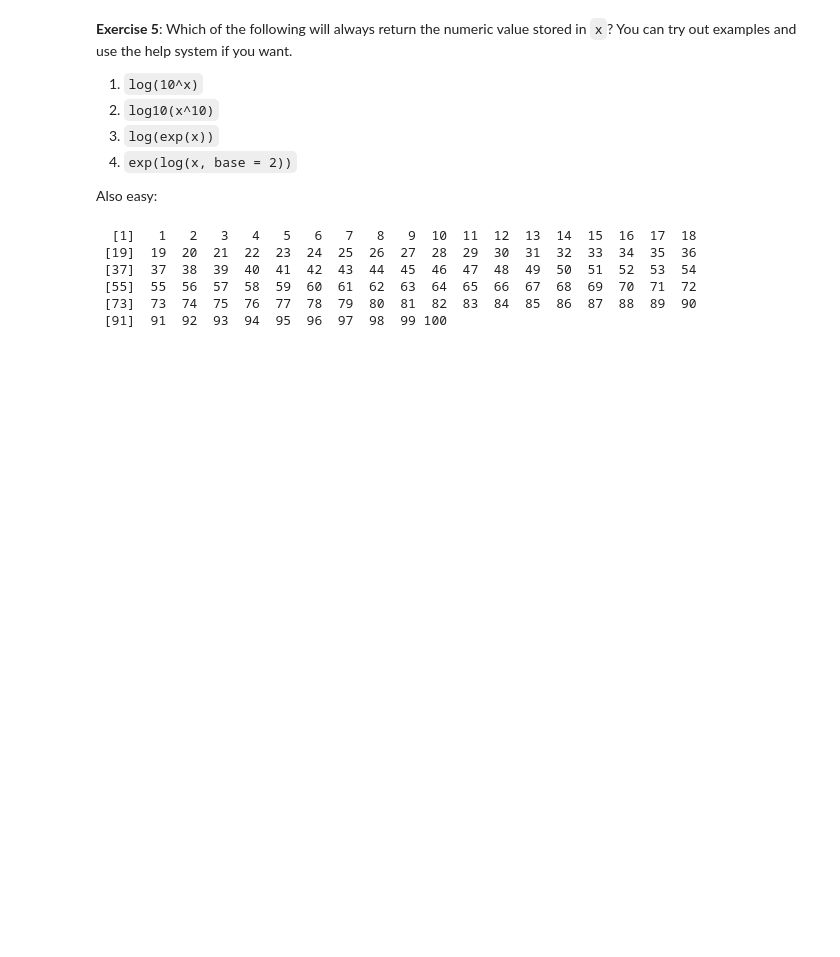
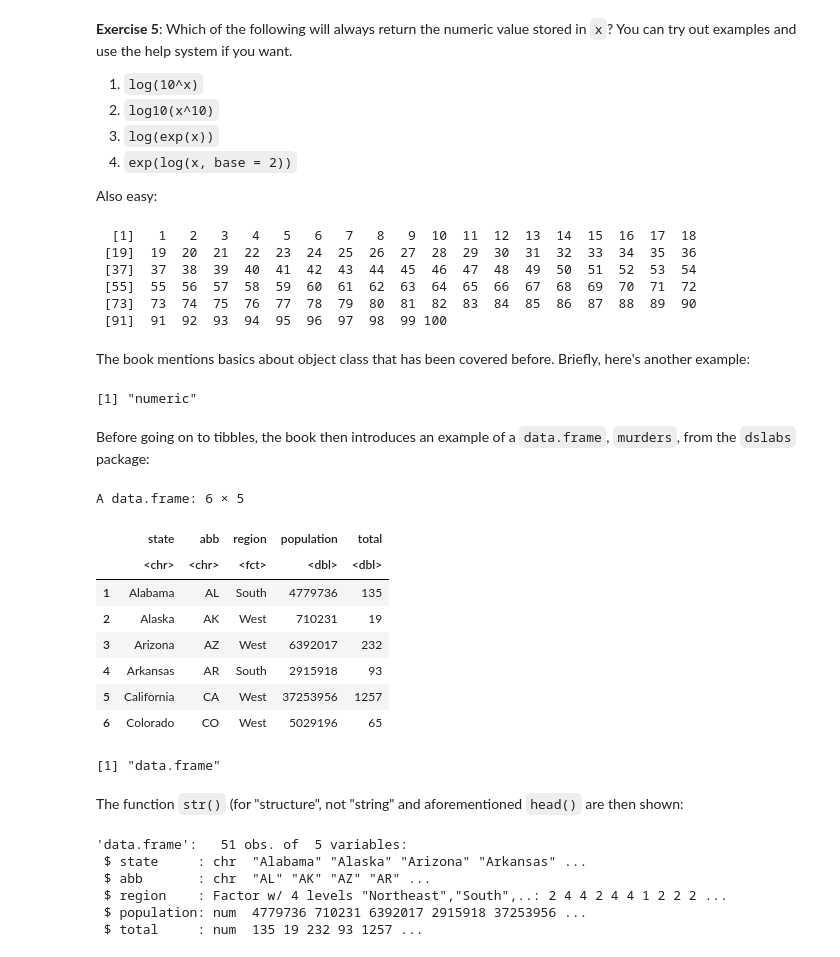
Before and after one commit to readyready15728/data-wrangling-and-visualization-with-r, a Jupyter notebook: 02_r_basics/02_r_basics.ipynb, the cells around one changed output. Cells and saved outputs as stored; diff of their text form; code cells hidden in the pictures; blank space fills up the shorter version.

```diff
--- a/02_r_basics/02_r_basics.ipynb
+++ b/02_r_basics/02_r_basics.ipynb
@@ -421,3 +441,38 @@ seq(1, 100) |> exp() |> log()
  [55]  55  56  57  58  59  60  61  62  63  64  65  66  67  68  69  70  71  72
  [73]  73  74  75  76  77  78  79  80  81  82  83  84  85  86  87  88  89  90
  [91]  91  92  93  94  95  96  97  98  99 100
+# %% [markdown]
+The book mentions basics about object class that has been covered before. Briefly, here's another example:
+# %%
+class(42)
+# %% [output]
+[1] "numeric"
+# %% [markdown]
+Before going on to tibbles, the book then introduces an example of a `data.frame`, `murders`, from the `dslabs` package:
+# %%
+head(murders)
+# %% [output]
+A data.frame: 6 × 5
+|  | state | abb | region | population | total |
+|  | <chr> | <chr> | <fct> | <dbl> | <dbl> |
+| 1 | Alabama | AL | South | 4779736 | 135 |
+| 2 | Alaska | AK | West | 710231 | 19 |
+| 3 | Arizona | AZ | West | 6392017 | 232 |
+| 4 | Arkansas | AR | South | 2915918 | 93 |
+| 5 | California | CA | West | 37253956 | 1257 |
+| 6 | Colorado | CO | West | 5029196 | 65 |
+# %%
+class(murders)
+# %% [output]
+[1] "data.frame"
+# %% [markdown]
+The function `str()` (for "structure", not "string" and aforementioned `head()` are then shown:
+# %%
+str(murders)
+# %% [output]
+'data.frame':   51 obs. of  5 variables:
+ $ state     : chr  "Alabama" "Alaska" "Arizona" "Arkansas" ...
+ $ abb       : chr  "AL" "AK" "AZ" "AR" ...
+ $ region    : Factor w/ 4 levels "Northeast","South",..: 2 4 4 2 4 4 1 2 2 2 ...
+ $ population: num  4779736 710231 6392017 2915918 37253956 ...
+ $ total     : num  135 19 232 93 1257 ...
```
Also changed, not shown: parts of 97 cells of this notebook.
